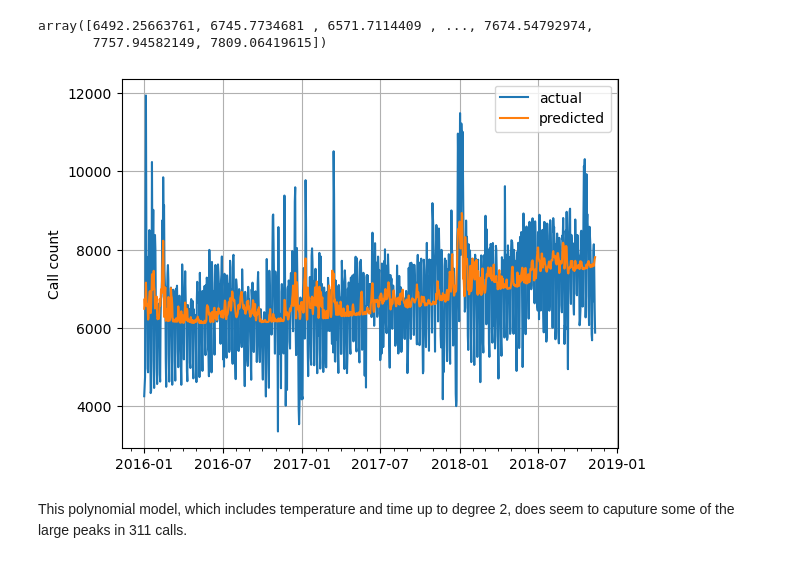
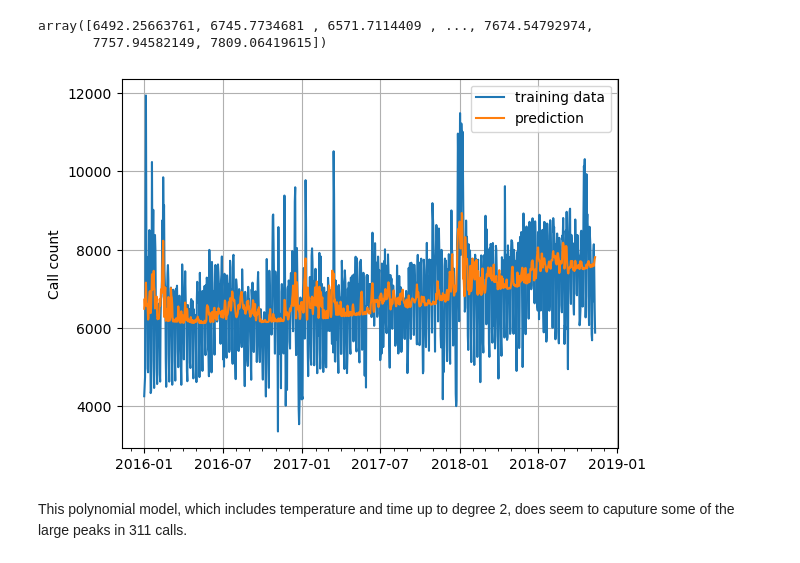
Before and after one commit to ericschwen/weather_311, a Jupyter notebook: 311_weather_modeling.ipynb, the cells around one changed output. Saved outputs shown, nothing was run; the diff lists cells and outputs as text; code cells hidden in the pictures.

```diff
--- a/311_weather_modeling.ipynb
+++ b/311_weather_modeling.ipynb
@@ -376,19 +377,19 @@ array([6492.25663761, 6745.7734681 , 6571.7114409 , ..., 7674.54792974,
 # %%
 fig, ax = plt.subplots()
 # common to all three:
 # ax.plot('Date', 'call_count', data=df)
-ax.plot('Date', 'call_count', data=df, label = 'actual')
-ax.plot(df['Date'], y_pred, label = 'predicted')
+ax.plot('Date', 'call_count', data=df, label = 'training data')
+ax.plot(df['Date'], y_pred, label = 'prediction')
 ax.xaxis.set_major_locator(mdates.MonthLocator(bymonth=(1, 7)))
 ax.xaxis.set_minor_locator(mdates.MonthLocator())
 
 ax.grid(True)
 ax.set_ylabel(r'Call count')
 # ax.set_title('Calls per day', fontsize='medium')
 ax.legend()
 plt.show()
 # %% [output]
-[figure, old version]
+[figure, new version]
 # %% [markdown]
 This polynomial model, which includes temperature and time up to degree 2, does seem to caputure some of the large peaks in 311 calls.
 # %% [markdown]
```
Also changed, not shown: parts of 157 cells of this notebook, 1 other file.
